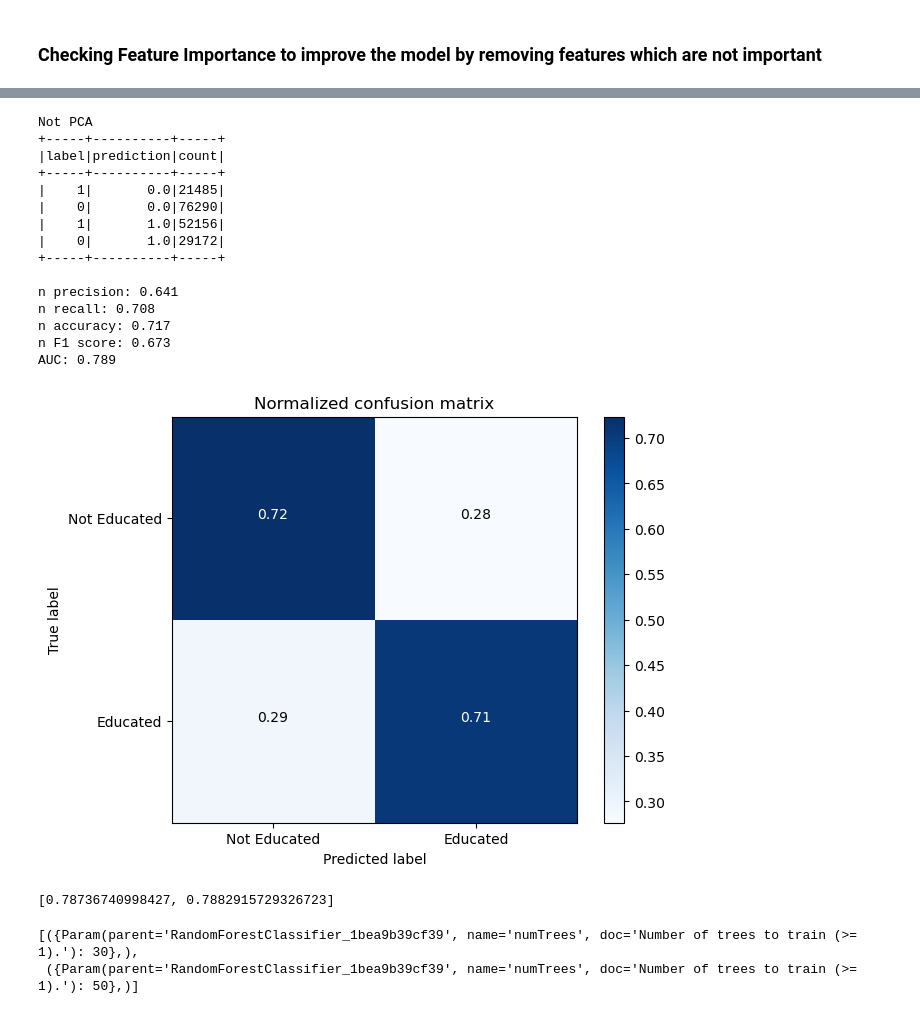
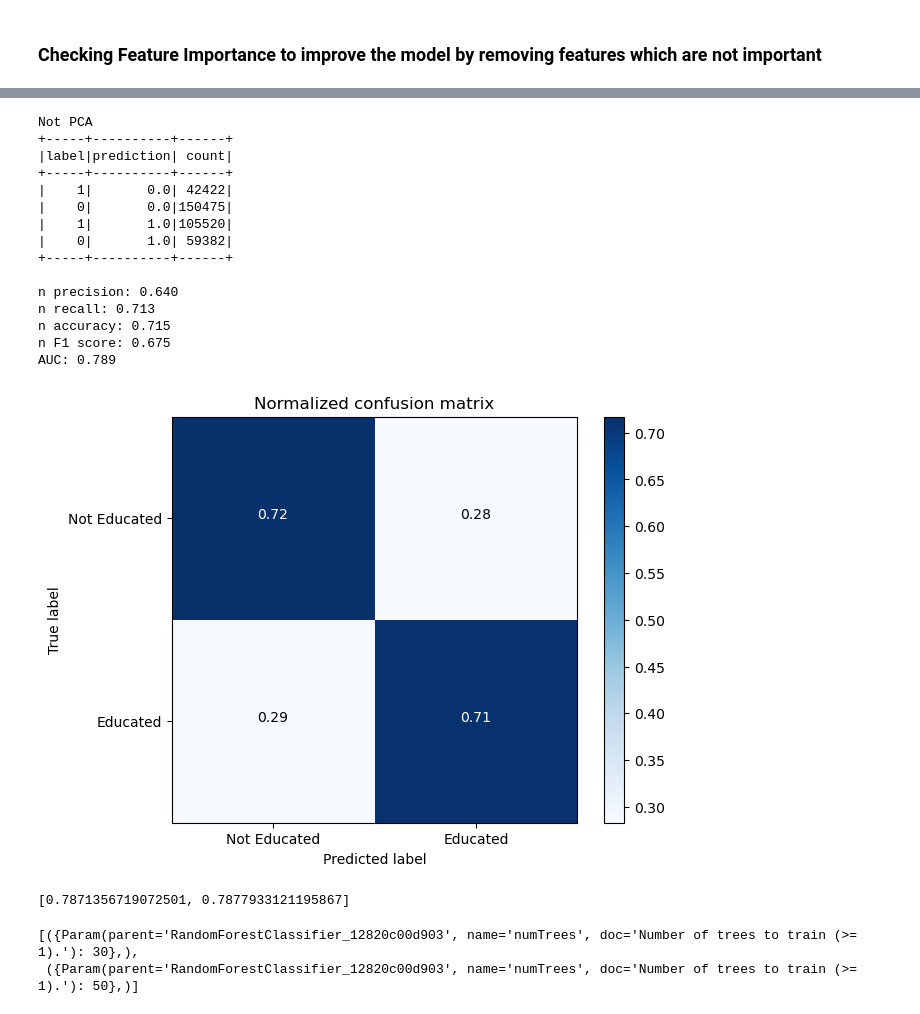
Before and after one commit to narashil/DS-5110-Project, a Jupyter notebook: working_smn_07052021.ipynb, the cells around one changed output, grey strips where cells are left out. Cells and saved outputs as stored; diff of their text form; code cells hidden in the pictures.

```diff
--- a/working_smn_07052021.ipynb
+++ b/working_smn_07052021.ipynb
@@ -8,11 +8,18 @@ from pyspark.sql import functions as F
 from pyspark.sql.types import *
 from pyspark.sql import SQLContext
 # set up the session
+
 spark = SparkSession \
-        .builder \
-        .appName("project")\
-        .config("spark.executor.memory", "256g")\
-        .getOrCreate()
+    .builder \
+    .master("local") \
+    .appName("Ed Squad Project") \
+    .config("spark.executor.memory", '32g') \
+    .config('spark.executor.cores', '6') \
+    .config('spark.cores.max', '6') \
+    .config("spark.driver.memory",'32g') \
+    .getOrCreate()
+
+sc = spark.sparkContext
 
 
 sqlContext = SQLContext(spark)
@@ -147,6 +154,7 @@ cols = df.columns
 seed = 42
 split_ratio = [0.7,0.3]
 numFolds = 3
+threads = 6
 
 rf = RandomForestClassifier(labelCol = "label", featuresCol = "scaledFeatures_train")
 
@@ -205,8 +213,9 @@ def preProcessTrainFit(cached_tr,model,pca_model,paramGrid,evaluator,numFolds,se
     crossval = CrossValidator(estimator = ppl_cv,\
                                             estimatorParamMaps=paramGrid,\
                                             evaluator = evaluator ,\
-                                            numFolds= numFolds,seed=seed)
+                                            numFolds= numFolds,seed=seed,parallelism=threads)
     #this is our best model - fit the training data
+    #https://spark.apache.org/docs/2.3.0/api/python/pyspark.ml.html#pyspark.ml.tuning.CrossValidator
     return crossval.fit(cached_tr)
 
 
@@ -520,55 +531,55 @@ plt.show();
 # %%
 #Identified important features
 keep_imp = ["CILAPTOP","EMPSTAT","LABFORCE","CLASSWKR","VETSTAT","GCHOUSE","label","MULTYEAR"]
 
 #create sample dataframe
-sampled_imp = createSampleData(df,keep_imp,0.1)
+sampled_imp = createSampleData(df,keep_imp,0.2)
 
 #split data
 cached_tr_imp, cached_test_imp = splitData(sampled_imp,split_ratio,seed)
 
 #preProcessTrain data and fit
 model_imp = preProcessTrainFit(cached_tr_imp,rf,None,paramGrid,bcm,numFolds,seed)
 
 #preprocess testdata
 scaled_test_imp = preProcessTest(cached_test_imp)
 
 #predictions
 bestPipeline_imp = model_imp.bestModel
 pipe_imp = bestPipeline_imp.stages[1]
 predictions_imp = bestPipeline_imp.transform(cached_test_imp)
 classificationMetrics(predictions_imp,bcm)
 
 #Visualize Metrics
 cnf_matrix_imp = createLabelsCM(predictions_imp)
 plot_confusion_matrix(cnf_matrix_imp, classes=['Not Educated','Educated'], normalize=True,
                       title='Normalized confusion matrix')
 plt.show()
 # %% [output]
 Not PCA
-+-----+----------+-----+
-|label|prediction|count|
-+-----+----------+-----+
-|    1|       0.0|21485|
-|    0|       0.0|76290|
-|    1|       1.0|52156|
-|    0|       1.0|29172|
-+-----+----------+-----+
++-----+----------+------+
+|label|prediction| count|
++-----+----------+------+
+|    1|       0.0| 42422|
+|    0|       0.0|150475|
+|    1|       1.0|105520|
+|    0|       1.0| 59382|
++-----+----------+------+
 
-n precision: 0.641
-n recall: 0.708
-n accuracy: 0.717
-n F1 score: 0.673
+n precision: 0.640
+n recall: 0.713
+n accuracy: 0.715
+n F1 score: 0.675
 AUC: 0.789
-[figure, old version]
+[figure, new version]
 # %%
 avgMetricsGrid_imp = model_imp.avgMetrics
 print(avgMetricsGrid_imp)
 list(zip(model_imp.getEstimatorParamMaps()))
 # %% [output]
-[0.78736740998427, 0.7882915729326723]
+[0.7871356719072501, 0.7877933121195867]
-[({Param(parent='RandomForestClassifier_1bea9b39cf39', name='numTrees', doc='Number of trees to train (>= 1).'): 30},),
- ({Param(parent='RandomForestClassifier_1bea9b39cf39', name='numTrees', doc='Number of trees to train (>= 1).'): 50},)]
+[({Param(parent='RandomForestClassifier_12820c00d903', name='numTrees', doc='Number of trees to train (>= 1).'): 30},),
+ ({Param(parent='RandomForestClassifier_12820c00d903', name='numTrees', doc='Number of trees to train (>= 1).'): 50},)]
 # %%
 #References
 #https://towardsdatascience.com/pre-process-data-with-pipeline-to-prevent-data-leakage-during-cross-validation-e3442cca7fdc
```
Also changed, not shown: parts of 18 cells of this notebook.
